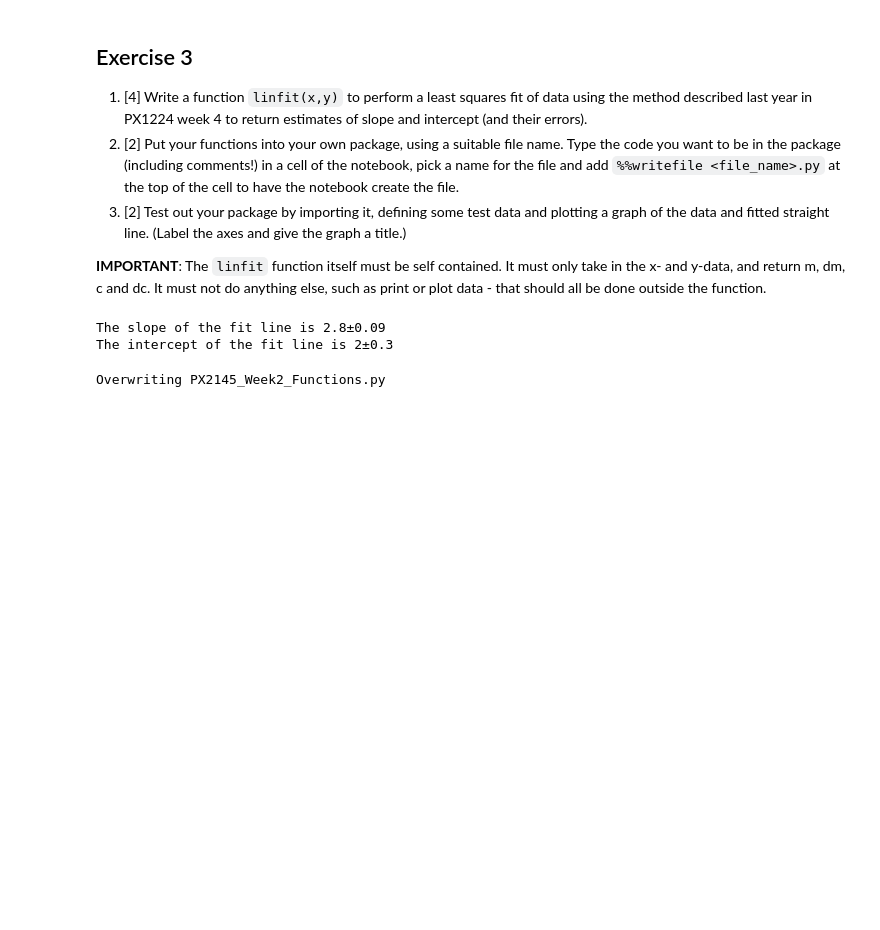
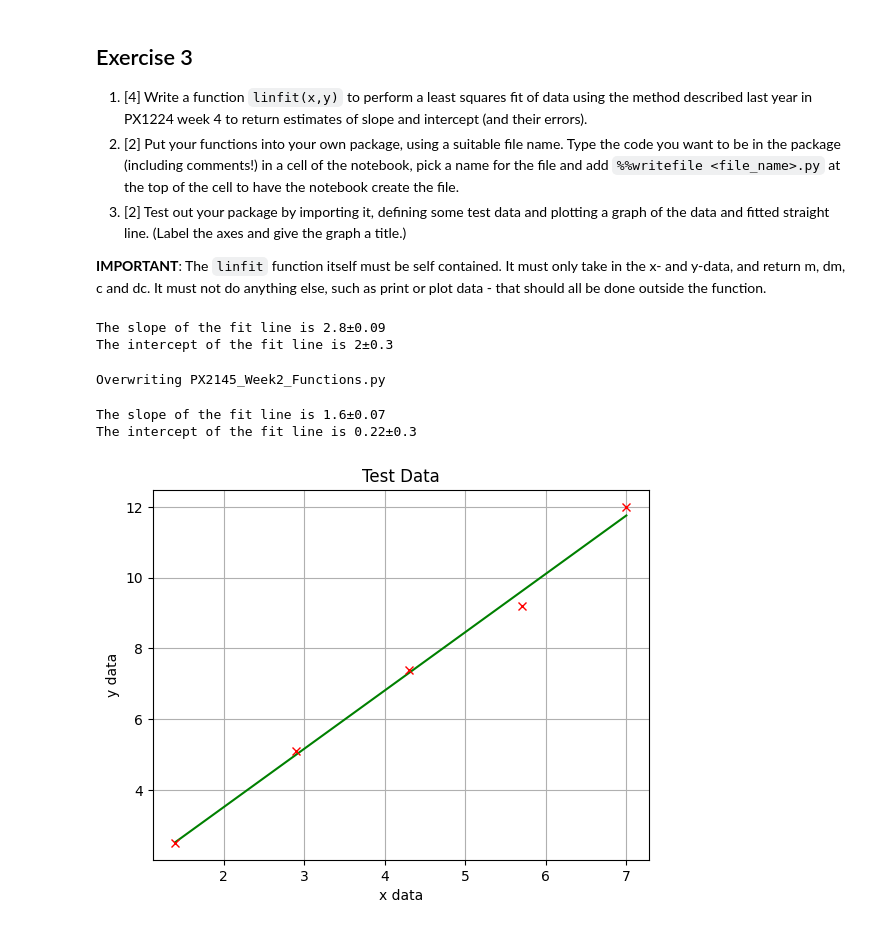
Before and after one commit to PX2145-2025/week-2-b-Morgan-Howard-Reuben, a Jupyter notebook: Functions.ipynb, the cells around one changed output. Saved outputs shown, nothing was run; the diff lists cells and outputs as text; code cells hidden in the pictures; blank space fills up the shorter version.

```diff
--- a/Functions.ipynb
+++ b/Functions.ipynb
@@ -581,0 +581,26 @@ Overwriting PX2145_Week2_Functions.py
+# %%
+# 3
+import PX2145_Week2_Functions as w2f # importing package
+from numpy import sum, sqrt, mean, polyfit, array, pi, sin, linspace, poly1d
+from matplotlib.pyplot import plot,show, xlabel, ylabel, grid, title
+
+
+# Defining some test data
+x_data = [1.4, 2.9, 4.3, 5.7, 7]
+y_data = [2.5, 5.1, 7.4, 9.2, 12.0]
+
+m, dm, c, dc = w2f.linfit(x_data, y_data)
+
+
+x = linspace( min(x_data), max(x_data), 100 )
+plot( x, m*x+c, 'g', label='Best Fit Line' )
+
+plot(x_data,y_data,'x', color='red' )# plotting the raw x and y data
+xlabel('x data')
+ylabel('y data')
+title('Test Data')
+grid()
+# %% [output]
+The slope of the fit line is 1.6±0.07
+The intercept of the fit line is 0.22±0.3
+[figure, added]
```
Also changed, not shown: parts of 5 cells of this notebook.
